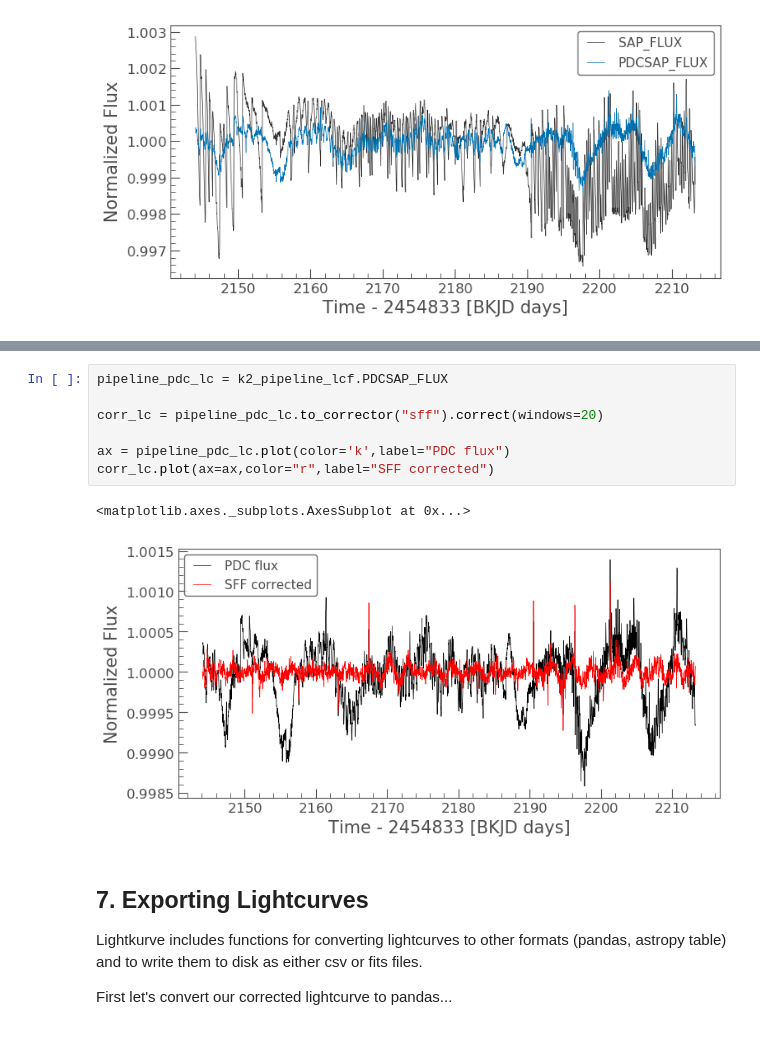
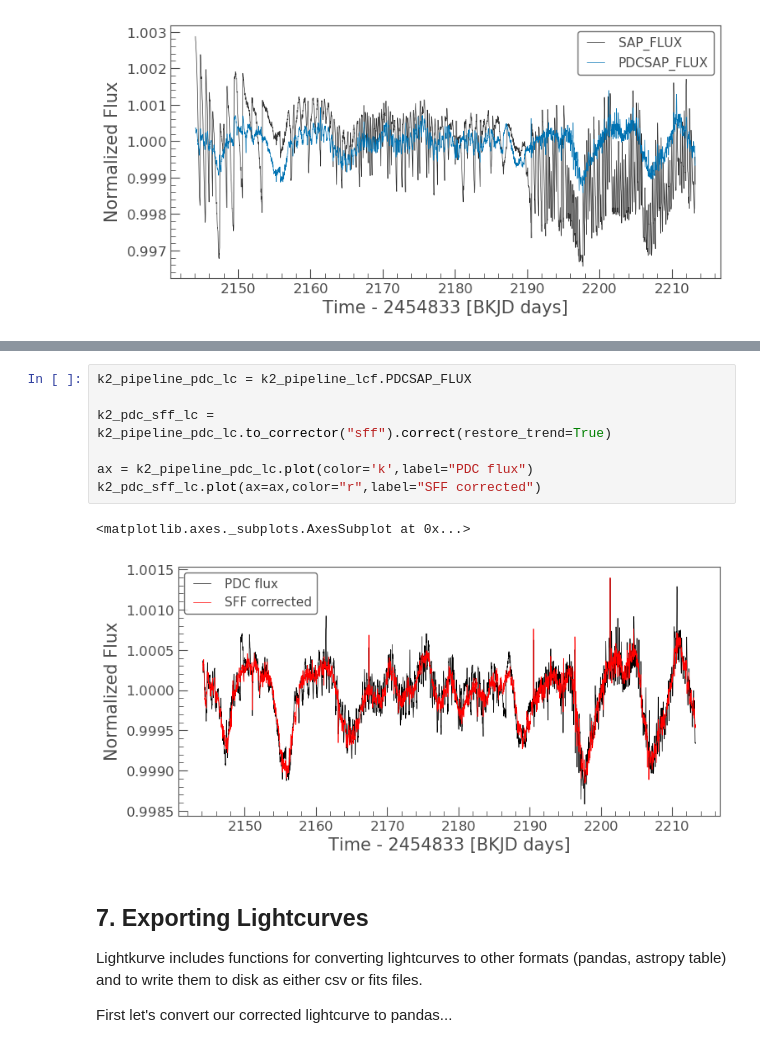
Before and after one commit to jessie-dotson/my-tutorials, a Jupyter notebook: Lightkurve demo July 2019.ipynb, the cells around one changed output, grey strips where cells are left out. Drawn from its saved outputs; the diff is of its cells as text.

```diff
--- a/Lightkurve demo July 2019.ipynb
+++ b/Lightkurve demo July 2019.ipynb
@@ -257,13 +365,13 @@ Let's also have a go at a self-flat fielding correction.  The lightkurve impleme
 # %%
-pipeline_pdc_lc = k2_pipeline_lcf.PDCSAP_FLUX
+k2_pipeline_pdc_lc = k2_pipeline_lcf.PDCSAP_FLUX
 
-corr_lc = pipeline_pdc_lc.to_corrector("sff").correct(windows=20)
+k2_pdc_sff_lc = k2_pipeline_pdc_lc.to_corrector("sff").correct(restore_trend=True)
 
-ax = pipeline_pdc_lc.plot(color='k',label="PDC flux")
-corr_lc.plot(ax=ax,color="r",label="SFF corrected")
+ax = k2_pipeline_pdc_lc.plot(color='k',label="PDC flux")
+k2_pdc_sff_lc.plot(ax=ax,color="r",label="SFF corrected")
 # %% [output]
 <matplotlib.axes._subplots.AxesSubplot at 0x...>
-[figure, old version]
+[figure, new version]
 # %% [markdown]
 ## 7. Exporting Lightcurves
 
```
Also changed, not shown: parts of 43 cells of this notebook, 3 other files.
